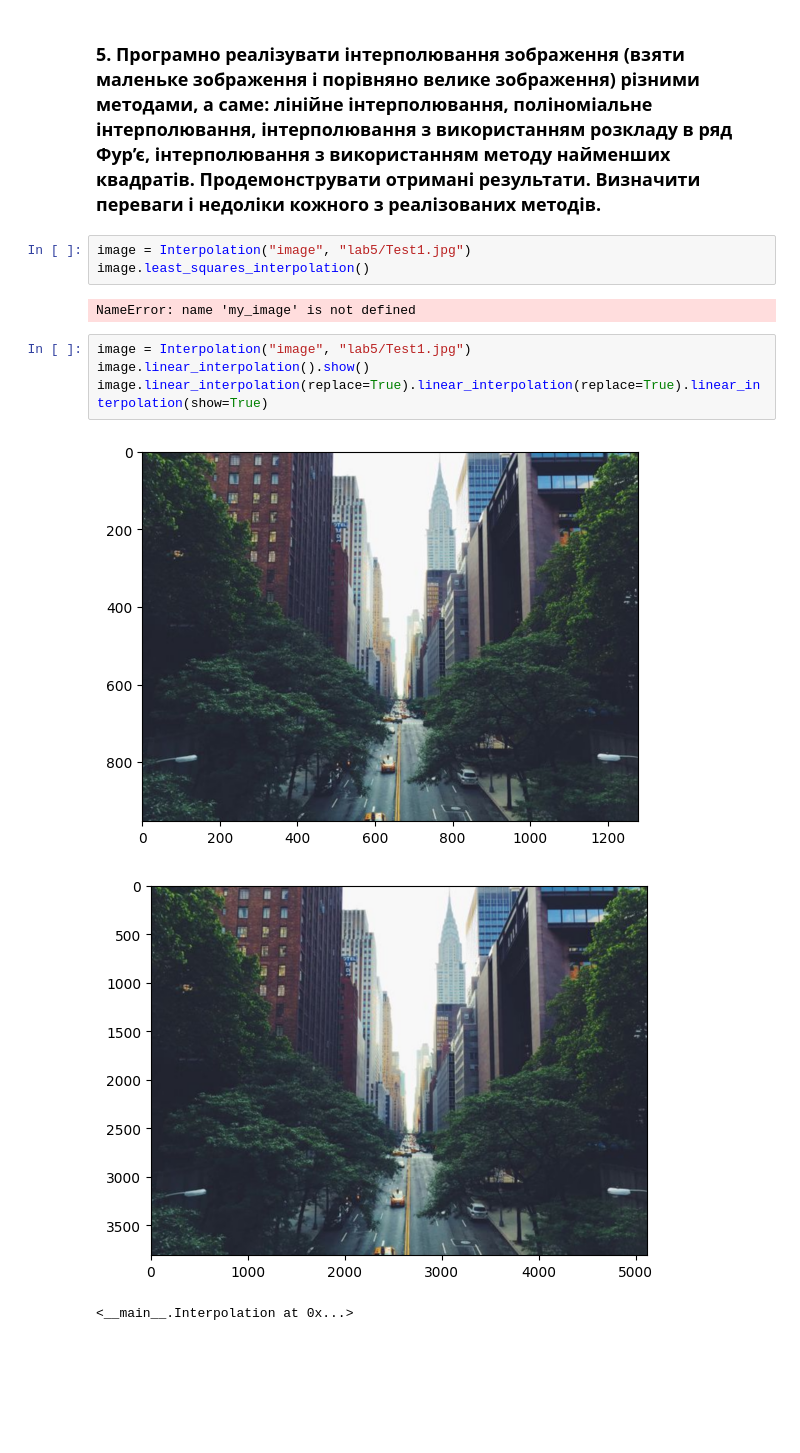
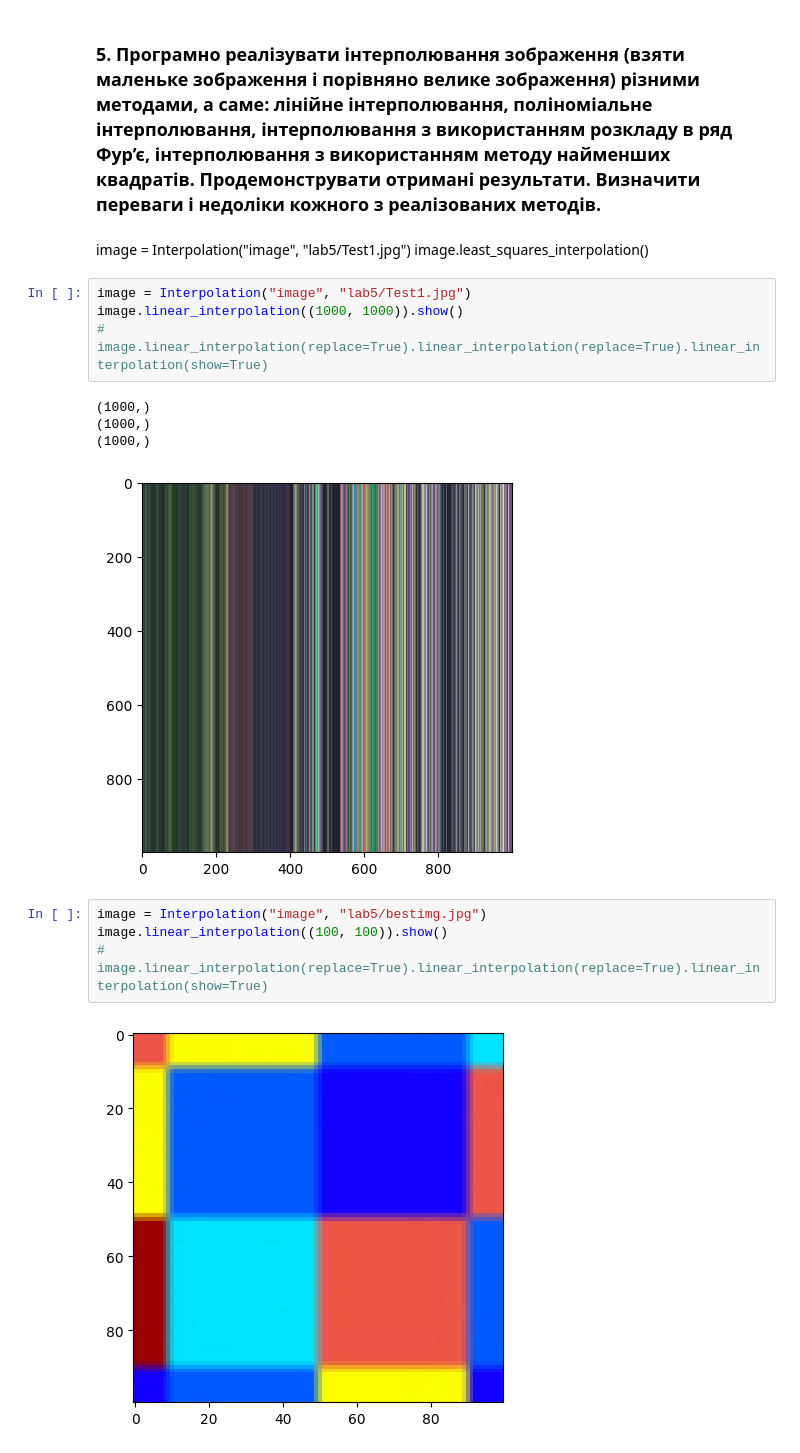
Before and after one commit to KlymentievMaksym/CompGraph, a Jupyter notebook: Lab5.ipynb, the cells around one changed output. Saved outputs shown, nothing was run; the diff lists cells and outputs as text; blank space fills up the shorter version.

```diff
--- a/Lab5.ipynb
+++ b/Lab5.ipynb
@@ -199,16 +266,21 @@ class Interpolation:
 ### 3. Після вивчення математичних методів програмно реалізувати інтерполювання функції (обрати самостійно) виду z = f(x, y) різними методами, а саме: лінійне інтерполювання, поліноміальне інтерполювання, інтерполювання з використанням розкладу в ряд Фур’є, інтерполювання з використанням методу найменших квадратів. Продемонструвати отримані результати.
 # %% [markdown]
 ### 5. Програмно реалізувати інтерполювання зображення (взяти маленьке зображення і порівняно велике зображення) різними методами, а саме: лінійне інтерполювання, поліноміальне інтерполювання, інтерполювання з використанням розкладу в ряд Фур’є, інтерполювання з використанням методу найменших квадратів. Продемонструвати отримані результати. Визначити переваги і недоліки кожного з реалізованих методів.
+# %% [markdown]
+image = Interpolation("image", "lab5/Test1.jpg")
+image.least_squares_interpolation()
 # %%
 image = Interpolation("image", "lab5/Test1.jpg")
-image.least_squares_interpolation()
+image.linear_interpolation((1000, 1000)).show()
+# image.linear_interpolation(replace=True).linear_interpolation(replace=True).linear_interpolation(show=True)
 # %% [output]
-NameError: name 'my_image' is not defined
+(1000,)
+(1000,)
+(1000,)
+[figure, added]
 # %%
-image = Interpolation("image", "lab5/Test1.jpg")
-image.linear_interpolation().show()
-image.linear_interpolation(replace=True).linear_interpolation(replace=True).linear_interpolation(show=True)
+image = Interpolation("image", "lab5/bestimg.jpg")
+image.linear_interpolation((100, 100)).show()
+# image.linear_interpolation(replace=True).linear_interpolation(replace=True).linear_interpolation(show=True)
 # %% [output]
-[figure, old version]
+[figure, new version]
-[figure, removed]
-<__main__.Interpolation at 0x...>
```
Also changed, not shown: parts of 2 cells of this notebook.
